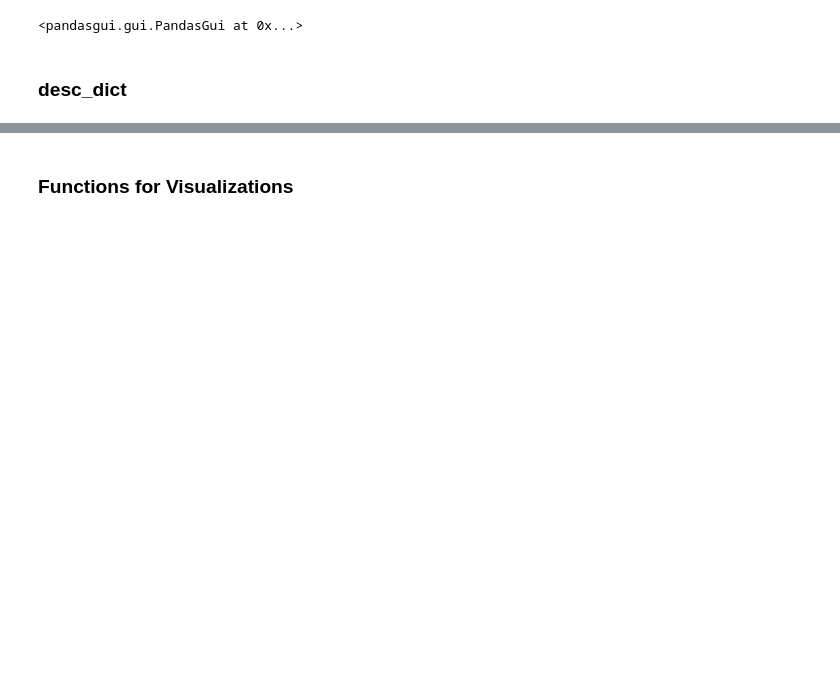
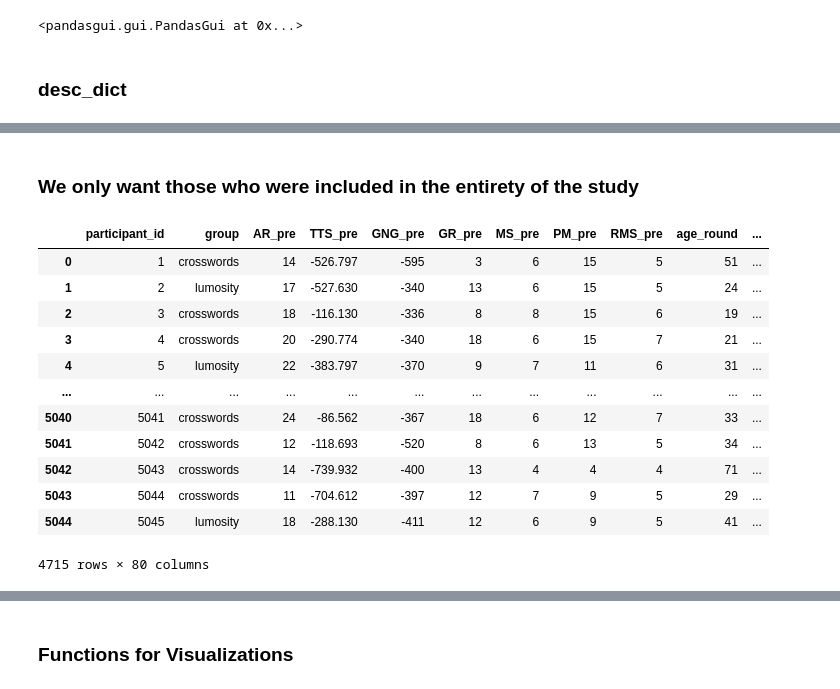
Before and after one commit to YKH2020/cool-datasets-lumosity, a Jupyter notebook: analysis.ipynb, the cells around one changed output, grey strips where cells are left out. Saved outputs shown, nothing was run; the diff lists cells and outputs as text; code cells hidden in the pictures; blank space fills up the shorter version.

```diff
--- a/analysis.ipynb
+++ b/analysis.ipynb
@@ -47,3 +55,22 @@ desc_dict
  'active_days': 'Total number of unique days participant engaged with either program',
  'exclude': 'Was control participant excluded from final analysis for completing cognitive training during study period? (1 = excluded, 0 = included)',
  'est_hours': 'Estimate of total hours trained during the study period (see Supplementary Information for more detail on how this was calculated)'}
+# %% [markdown]
+### We only want those who were __included__ in the __entirety of the study__
+# %%
+exclusions_df = results_df.query('exclude == 0')
+exclusions_df
+# %% [output]
+|  | participant_id | group | AR_pre | TTS_pre | GNG_pre | GR_pre | MS_pre | PM_pre | RMS_pre | age_round | ... |
+| 0 | 1 | crosswords | 14 | -526.797 | -595 | 3 | 6 | 15 | 5 | 51 | ... |
+| 1 | 2 | lumosity | 17 | -527.630 | -340 | 13 | 6 | 15 | 5 | 24 | ... |
+| 2 | 3 | crosswords | 18 | -116.130 | -336 | 8 | 8 | 15 | 6 | 19 | ... |
+| 3 | 4 | crosswords | 20 | -290.774 | -340 | 18 | 6 | 15 | 7 | 21 | ... |
+| 4 | 5 | lumosity | 22 | -383.797 | -370 | 9 | 7 | 11 | 6 | 31 | ... |
+| ... | ... | ... | ... | ... | ... | ... | ... | ... | ... | ... | ... |
+| 5040 | 5041 | crosswords | 24 | -86.562 | -367 | 18 | 6 | 12 | 7 | 33 | ... |
+| 5041 | 5042 | crosswords | 12 | -118.693 | -520 | 8 | 6 | 13 | 5 | 34 | ... |
+| 5042 | 5043 | crosswords | 14 | -739.932 | -400 | 13 | 4 | 4 | 4 | 71 | ... |
+| 5043 | 5044 | crosswords | 11 | -704.612 | -397 | 12 | 7 | 9 | 5 | 29 | ... |
+| 5044 | 5045 | lumosity | 18 | -288.130 | -411 | 12 | 6 | 9 | 5 | 41 | ... |
+4715 rows × 80 columns
```
Also changed, not shown: parts of 36 cells of this notebook, 1 other file.
